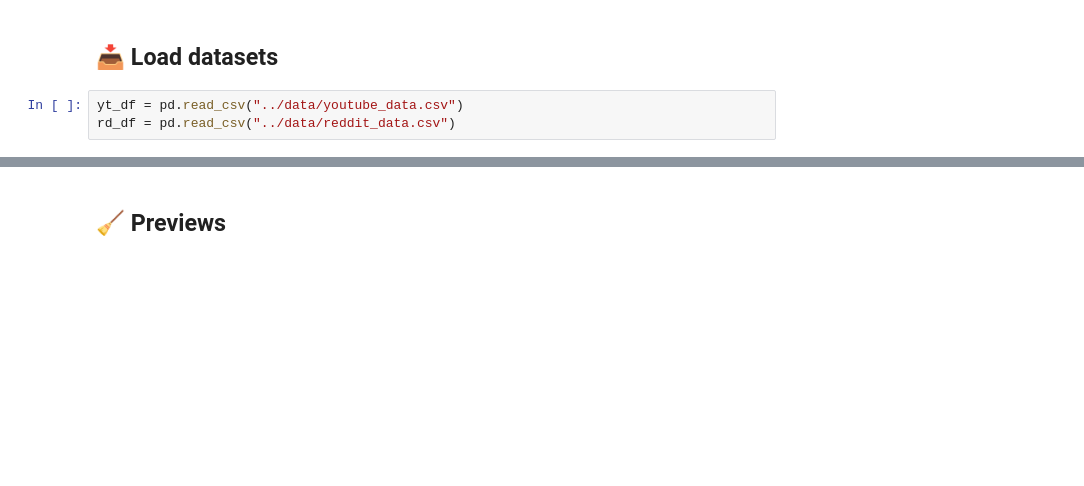
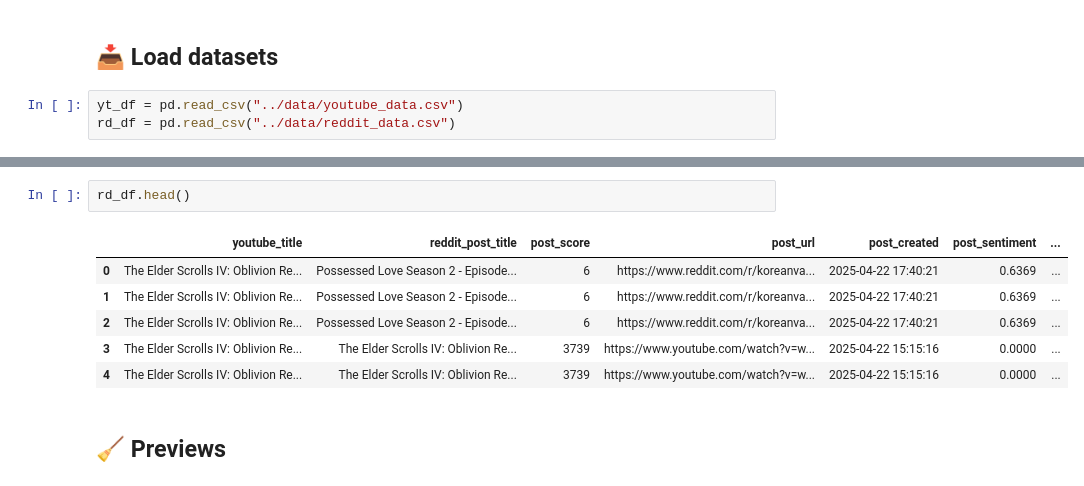
Before and after one commit to revanthshahukaru/youtube-reddit-trend-sentiment, a Jupyter notebook: notebooks/03-Final.ipynb, the cells around one changed output, grey strips where cells are left out. Drawn from its saved outputs; the diff is of its cells as text; blank space fills up the shorter version.

```diff
--- a/notebooks/03-Final.ipynb
+++ b/notebooks/03-Final.ipynb
@@ -26,3 +35,12 @@ rd_df = pd.read_csv("../data/reddit_data.csv")
+# %%
+rd_df.head()
+# %% [output]
+|  | youtube_title | reddit_post_title | post_score | post_url | post_created | post_sentiment | ... |
+| 0 | The Elder Scrolls IV: Oblivion Re... | Possessed Love Season 2 - Episode... | 6 | https://www.reddit.com/r/koreanva... | 2025-04-22 17:40:21 | 0.6369 | ... |
+| 1 | The Elder Scrolls IV: Oblivion Re... | Possessed Love Season 2 - Episode... | 6 | https://www.reddit.com/r/koreanva... | 2025-04-22 17:40:21 | 0.6369 | ... |
+| 2 | The Elder Scrolls IV: Oblivion Re... | Possessed Love Season 2 - Episode... | 6 | https://www.reddit.com/r/koreanva... | 2025-04-22 17:40:21 | 0.6369 | ... |
+| 3 | The Elder Scrolls IV: Oblivion Re... | The Elder Scrolls IV: Oblivion Re... | 3739 | https://www.youtube.com/watch?v=w... | 2025-04-22 15:15:16 | 0.0000 | ... |
+| 4 | The Elder Scrolls IV: Oblivion Re... | The Elder Scrolls IV: Oblivion Re... | 3739 | https://www.youtube.com/watch?v=w... | 2025-04-22 15:15:16 | 0.0000 | ... |
 # %% [markdown]
 ## 🧹 Previews
 # %%
```
Also changed, not shown: parts of 9 cells of this notebook, 7 other files.
